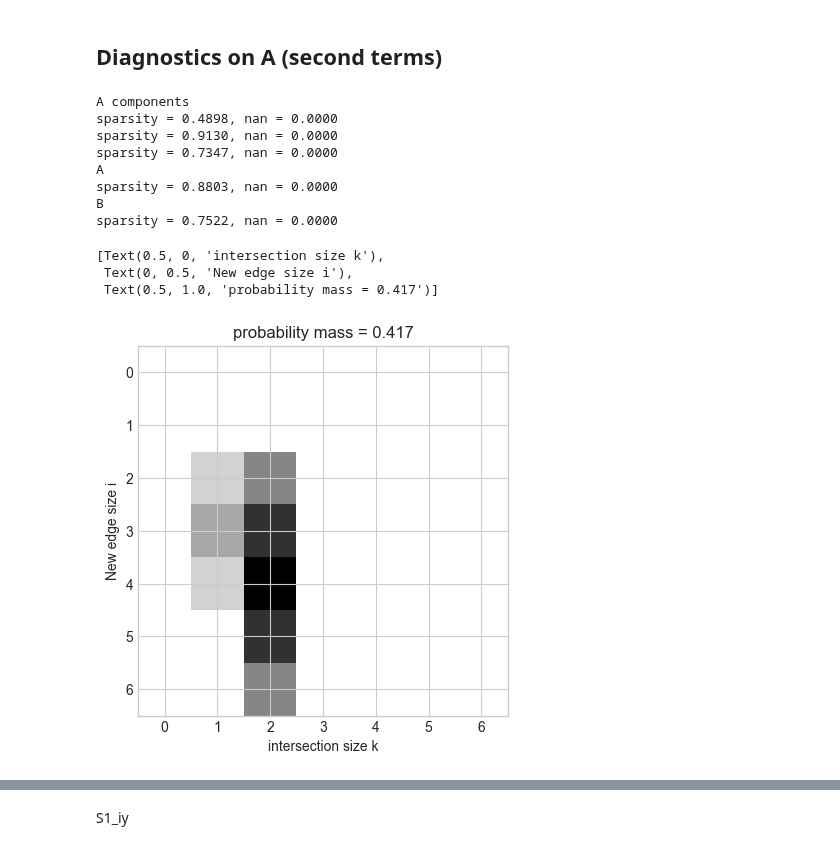
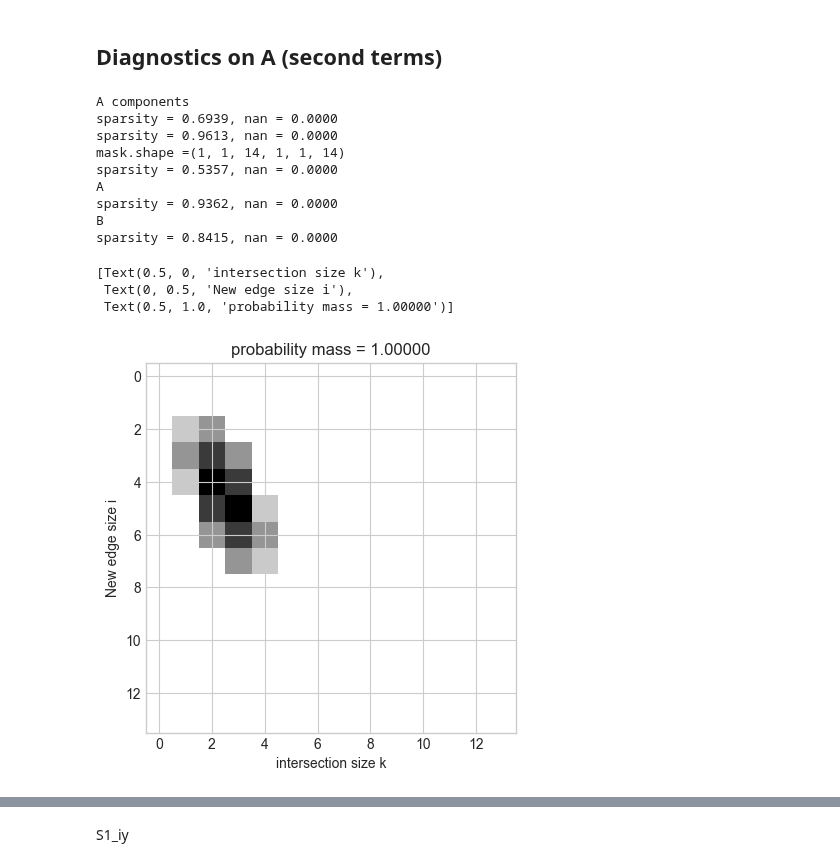
Before and after one commit to hexie1995/HyperGraph, a Jupyter notebook: code/analytic-intersections.ipynb, the cells around one changed output, grey strips where cells are left out. Drawn from its saved outputs; the diff is of its cells as text; code cells hidden in the pictures.

```diff
--- a/code/analytic-intersections.ipynb
+++ b/code/analytic-intersections.ipynb
@@ -180,25 +204,40 @@ plt.legend()
 # %% [markdown]
 ## Diagnostics on A (second terms)
 # %%
+k_max = 14
+
+pars = {
+    "eta"   : 0.5,
+    "beta"  : np.zeros(k_max),
+    "gamma" : np.zeros(k_max)
+}
+
+pars["beta"][0:3] = 1/3
+pars["gamma"][0:3] = 1/3
+
+eta, beta, gamma = pars["eta"], pars["beta"], pars["gamma"]
+
+
 MC = m.MatrixConstructor(k_max, pars)
 
-ell = 3
-j   = 2
-h   = 3
+ell = 4
+j   = 5
+h   = 4
 
 A = MC.A[:, :, ell, j, h]
 plt.imshow(np.log(A))
-plt.gca().set(xlabel = "intersection size k", ylabel = "New edge size i", title = f"probability mass = {A.sum():.3f}")
+plt.gca().set(xlabel = "intersection size k", ylabel = "New edge size i", title = f"probability mass = {A.sum():.5f}")
 # %% [output]
 A components
-sparsity = 0.4898, nan = 0.0000
-sparsity = 0.9130, nan = 0.0000
-sparsity = 0.7347, nan = 0.0000
+sparsity = 0.6939, nan = 0.0000
+sparsity = 0.9613, nan = 0.0000
+mask.shape =(1, 1, 14, 1, 1, 14)
+sparsity = 0.5357, nan = 0.0000
 A
-sparsity = 0.8803, nan = 0.0000
+sparsity = 0.9362, nan = 0.0000
 B
-sparsity = 0.7522, nan = 0.0000
+sparsity = 0.8415, nan = 0.0000
 [Text(0.5, 0, 'intersection size k'),
  Text(0, 0.5, 'New edge size i'),
- Text(0.5, 1.0, 'probability mass = 0.417')]
+ Text(0.5, 1.0, 'probability mass = 1.00000')]
-[figure, old version]
+[figure, new version]
```
Also changed, not shown: parts of 12 cells of this notebook, 1 other file.
